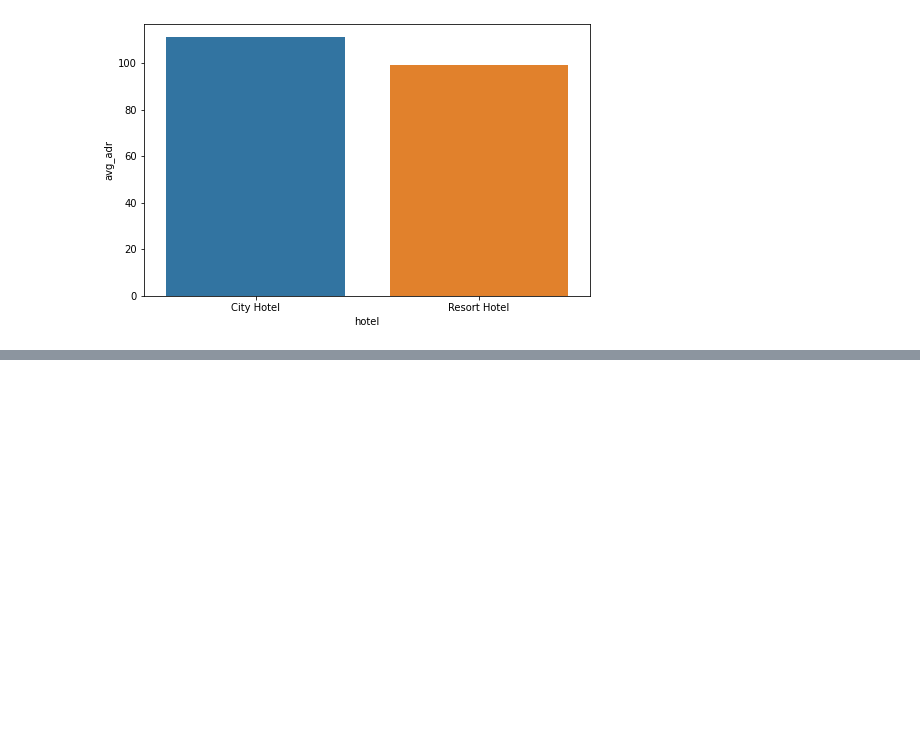
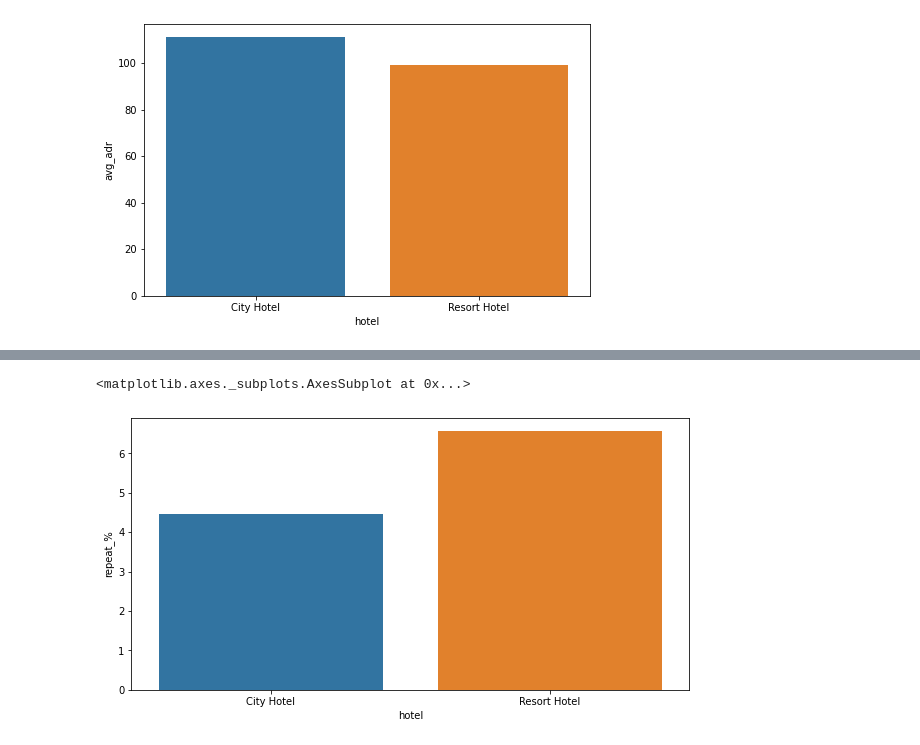
Before and after one commit to Neerajdataguy/EDA-Hotel-Booking, a Jupyter notebook: EDA(Group)_Hotel_Booking_Analysis_Capstone_Project.ipynb, the cells around one changed output, grey strips where cells are left out. Saved outputs shown, nothing was run; the diff lists cells and outputs as text; code cells hidden in the pictures; blank space fills up the shorter version.

```diff
--- a/EDA(Group)_Hotel_Booking_Analysis_Capstone_Project.ipynb
+++ b/EDA(Group)_Hotel_Booking_Analysis_Capstone_Project.ipynb
@@ -261,0 +285,18 @@ sns.barplot(x = d5['hotel'], y = d5['avg_waiting_period'] )
+# %%
+repeated_data = df1[df1['is_repeated_guest'] == 1]
+repeat_grp = repeated_data.groupby('hotel')
+D1 = pd.DataFrame(repeat_grp.size()).rename(columns = {0:'total_repeated_guests'})
+
+
+total_booking = grouped_by_hotel.size()
+D2 = pd.DataFrame(total_booking).rename(columns = {0: 'total_bookings'})
+D3 = pd.concat([D1,D2], axis = 1)
+
+D3['repeat_%'] = round((D3['total_repeated_guests']/D3['total_bookings'])*100,2)
+D3
+
+plt.figure(figsize = (10,5))
+sns.barplot(x = D3.index, y = D3['repeat_%'])
+# %% [output]
+<matplotlib.axes._subplots.AxesSubplot at 0x...>
+[figure, added]
```
Also changed, not shown: parts of 15 cells of this notebook.
